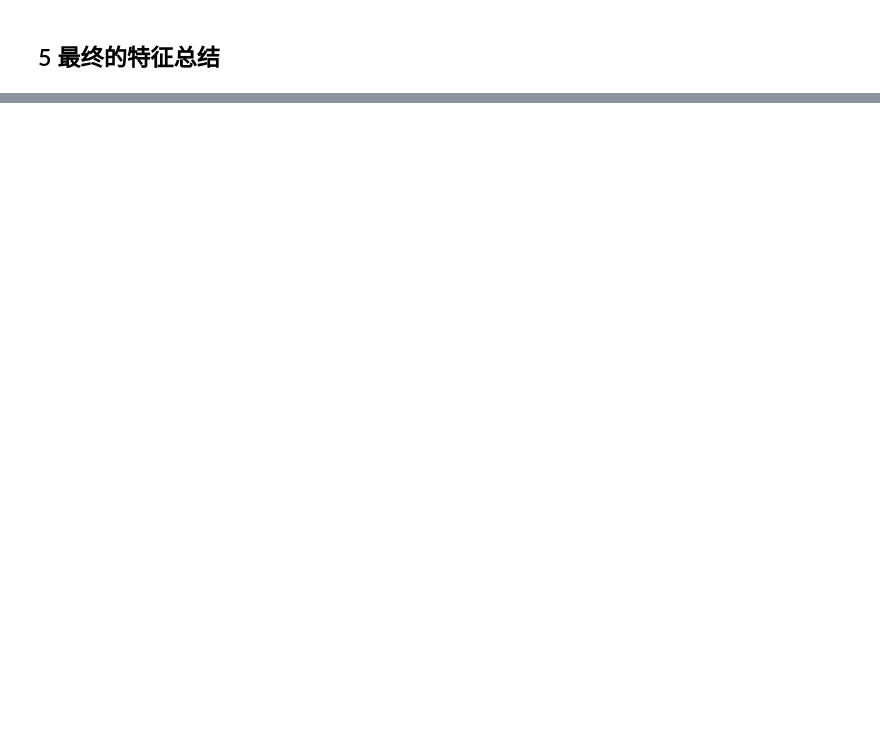
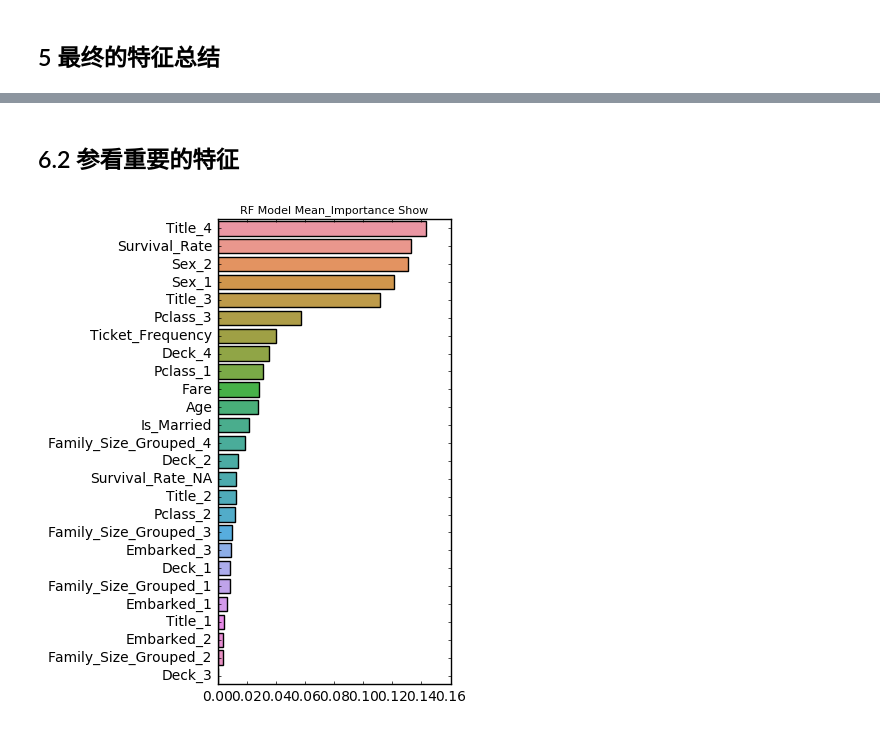
Before and after one commit to Yazooliu/Kaggle, a Jupyter notebook: taitannike/o_main_rewrite_titanic_Advanced FeatureEngineeringTutorial.ipynb, the cells around one changed output, grey strips where cells are left out. Drawn from its saved outputs; the diff is of its cells as text; code cells hidden in the pictures; blank space fills up the shorter version.

```diff
--- a/taitannike/o_main_rewrite_titanic_Advanced FeatureEngineeringTutorial.ipynb
+++ b/taitannike/o_main_rewrite_titanic_Advanced FeatureEngineeringTutorial.ipynb
@@ -408,0 +493,13 @@ df_all.head()
+# %%
+single_best_model = RandomForestClassifier(
+    n_estimators= 1100,
+    criterion = 'gini',max_features ='auto',max_depth = 5,
+    min_samples_split = 4,min_samples_leaf = 5,oob_score = True,random_state = 2020,
+    n_jobs = -1,verbose=0
+)
+leader_best_model = RandomForestClassifier(
+    n_estimators= 1750,
+    criterion = 'gini',max_features ='auto',max_depth = 7,
+    min_samples_split = 6,min_samples_leaf = 6,oob_score = True,random_state = 2020,
+    n_jobs = -1,verbose=0
+)
@@ -408,0 +571,14 @@ df_all.head()
+# %% [markdown]
+## 6.2 参看重要的特征
+# %%
+importances['Mean_Importance'] = importances.mean(axis=1)
+importances.sort_values(by= 'Mean_Importance',ascending = False,inplace=True)
+plt.figure(figsize = (3,6))
+sns.barplot(x = 'Mean_Importance',y = importances.index,data = importances)
+plt.xlabel('')
+plt.tick_params(axis = 'x',size =2)
+plt.tick_params(axis = 'y',size =2)
+plt.title("RF Model Mean_Importance Show",size=8)
+plt.show()
+# %% [output]
+[figure, added]
```
Also changed, not shown: parts of 38 cells of this notebook, 7 other files.
